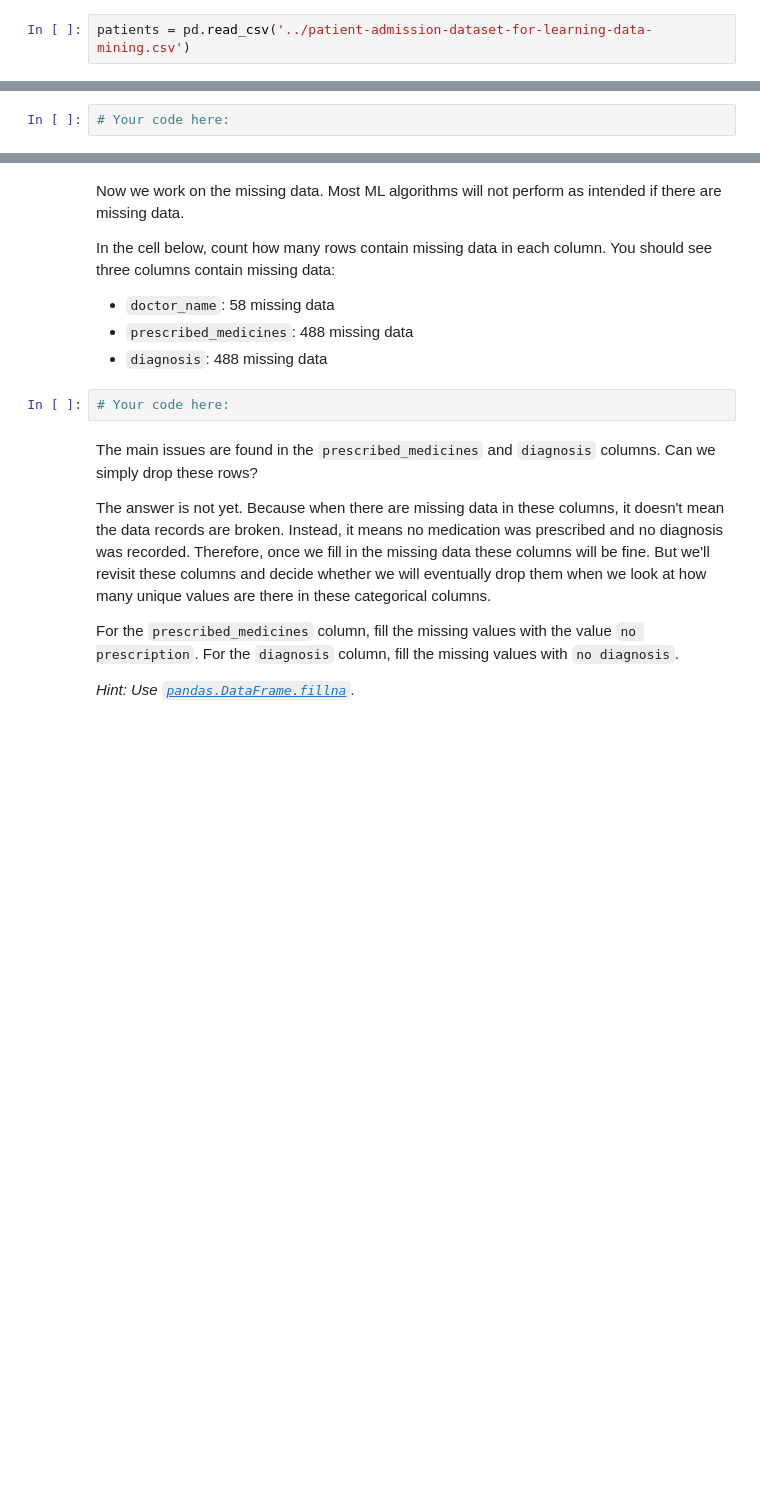
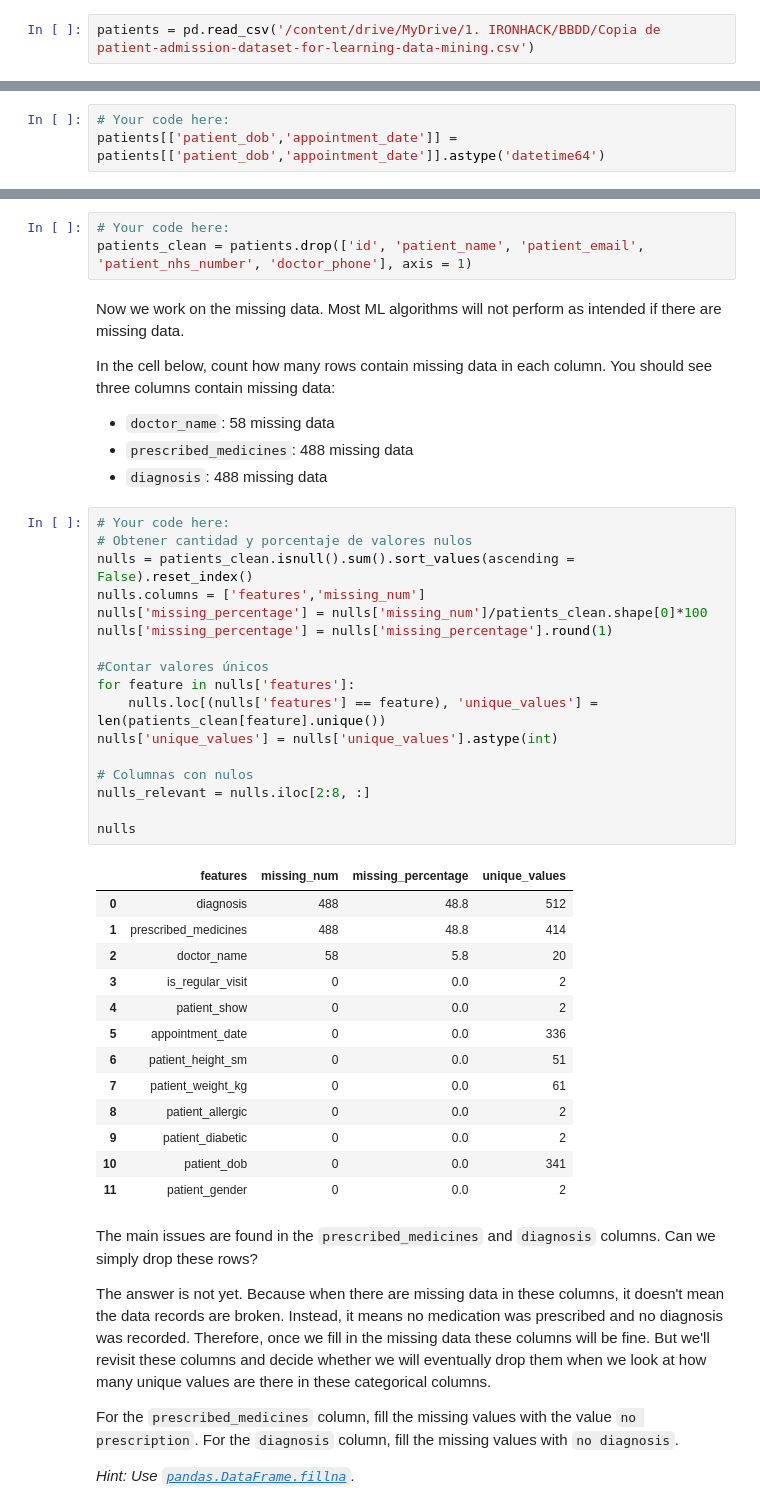
Before and after one commit to ta-data-mexpt/lab-sklearn-and-unsupervised-learning, a Jupyter notebook: your-code/main.ipynb, the cells around one changed output, grey strips where cells are left out. Cells and saved outputs as stored; diff of their text form; blank space fills up the shorter version.

```diff
--- a/your-code/main.ipynb
+++ b/your-code/main.ipynb
@@ -90,5 +190,5 @@ We will now load an external dataset using Pandas and use scikit learn to explor
 # %%
-patients = pd.read_csv('../patient-admission-dataset-for-learning-data-mining.csv')
+patients = pd.read_csv('/content/drive/MyDrive/1. IRONHACK/BBDD/Copia de patient-admission-dataset-for-learning-data-mining.csv')
 # %% [markdown]
 In the next cell, print the first five rows of the data using the `head()` function.
 # %%
@@ -103,5 +230,6 @@ Next, print the column types and check which columns have been misclassified by
 First, transform the `patient_dob` and `appointment_date` columns to datetime using the `pd.to_datetime` function.
 # %%
 # Your code here:
+patients[['patient_dob','appointment_date']] = patients[['patient_dob','appointment_date']].astype('datetime64')
 # %% [markdown]
 Next, drop the `id`, `patient_name`, `patient_email`, `patient_nhs_number`, and `doctor_phone` columns. These are not quantitative columns and will not contribute to our analysis.
@@ -110,3 +236,6 @@ Next, drop the `id`, `patient_name`, `patient_email`, `patient_nhs_number`, and
+# %%
+# Your code here:
+patients_clean = patients.drop(['id', 'patient_name', 'patient_email', 'patient_nhs_number', 'doctor_phone'], axis = 1)
 # %% [markdown]
 Now we work on the missing data. Most ML algorithms will not perform as intended if there are missing data.
 
@@ -115,8 +244,37 @@ In the cell below, count how many rows contain missing data in each column. You
 * `doctor_name`: 58 missing data
 * `prescribed_medicines`: 488 missing data
 * `diagnosis`: 488 missing data
-# %%
-# Your code here:
+# %%
+# Your code here:
+# Obtener cantidad y porcentaje de valores nulos
+nulls = patients_clean.isnull().sum().sort_values(ascending = False).reset_index()
+nulls.columns = ['features','missing_num']
+nulls['missing_percentage'] = nulls['missing_num']/patients_clean.shape[0]*100
+nulls['missing_percentage'] = nulls['missing_percentage'].round(1)
+
+#Contar valores únicos
+for feature in nulls['features']:
+    nulls.loc[(nulls['features'] == feature), 'unique_values'] = len(patients_clean[feature].unique())
+nulls['unique_values'] = nulls['unique_values'].astype(int)
+
+# Columnas con nulos
+nulls_relevant = nulls.iloc[2:8, :]
+
+nulls
+# %% [output]
+|  | features | missing_num | missing_percentage | unique_values |
+| 0 | diagnosis | 488 | 48.8 | 512 |
+| 1 | prescribed_medicines | 488 | 48.8 | 414 |
+| 2 | doctor_name | 58 | 5.8 | 20 |
+| 3 | is_regular_visit | 0 | 0.0 | 2 |
+| 4 | patient_show | 0 | 0.0 | 2 |
+| 5 | appointment_date | 0 | 0.0 | 336 |
+| 6 | patient_height_sm | 0 | 0.0 | 51 |
+| 7 | patient_weight_kg | 0 | 0.0 | 61 |
+| 8 | patient_allergic | 0 | 0.0 | 2 |
+| 9 | patient_diabetic | 0 | 0.0 | 2 |
+| 10 | patient_dob | 0 | 0.0 | 341 |
+| 11 | patient_gender | 0 | 0.0 | 2 |
 # %% [markdown]
 The main issues are found in the `prescribed_medicines` and `diagnosis` columns. Can we simply drop these rows?
 
```
Also changed, not shown: parts of 48 cells of this notebook.
